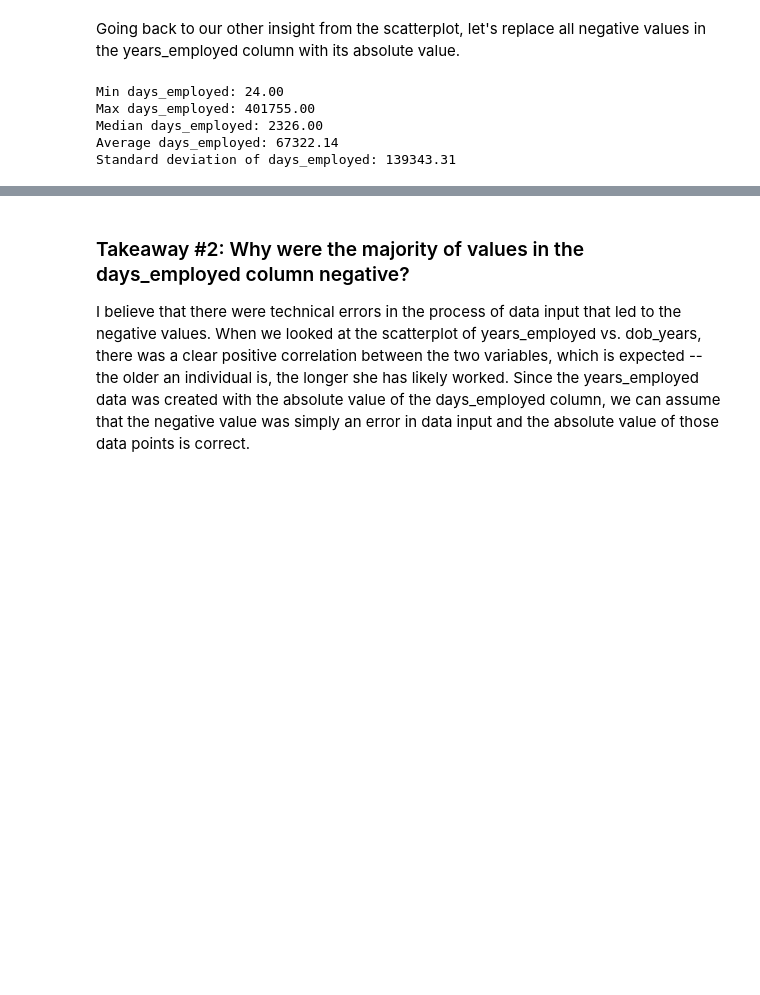
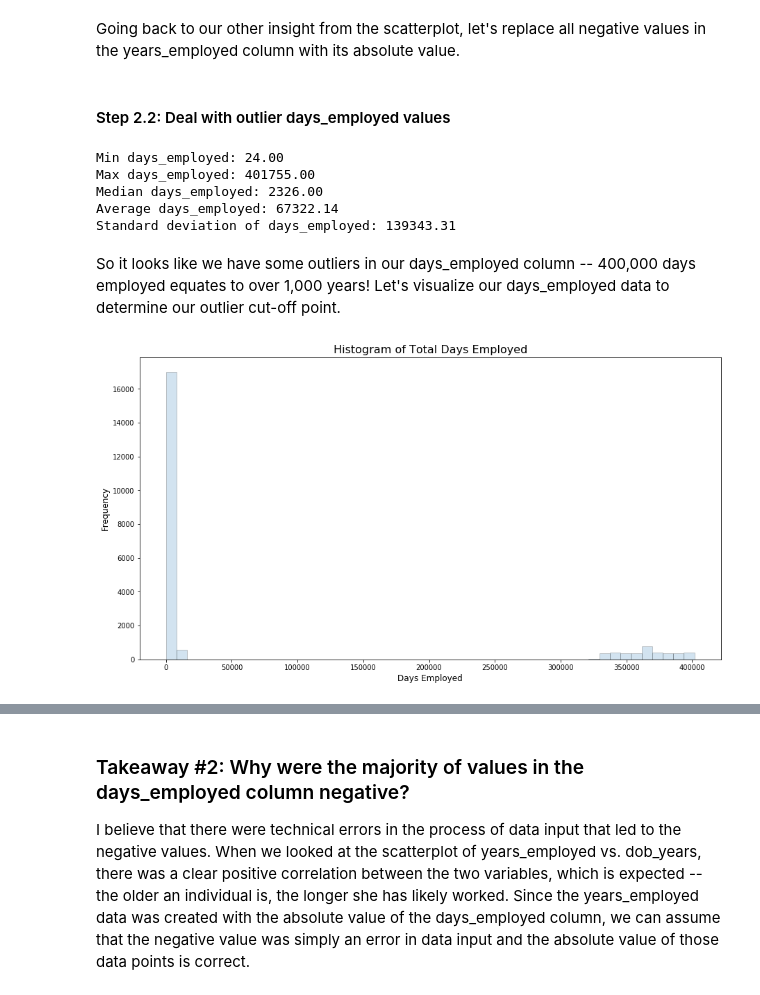
Before and after one commit to nyleashraf/credit-worthiness-EDA, a Jupyter notebook: credit_worthiness_data_exploration.ipynb, the cells around one changed output, grey strips where cells are left out. Saved outputs shown, nothing was run; the diff lists cells and outputs as text; code cells hidden in the pictures; blank space fills up the shorter version.

```diff
--- a/credit_worthiness_data_exploration.ipynb
+++ b/credit_worthiness_data_exploration.ipynb
@@ -277,6 +279,8 @@ memory usage: 2.1+ MB
 Going back to our other insight from the scatterplot, let's replace all negative values in the years_employed column with its absolute value.
 # %%
 data['days_employed'] = data['days_employed'].abs()
+# %% [markdown]
+#### Step 2.2: Deal with outlier days_employed values
 # %%
 statistical_summary('days_employed')
 # %% [output]
@@ -285,3 +289,17 @@ Max days_employed: 401755.00
 Median days_employed: 2326.00
 Average days_employed: 67322.14
 Standard deviation of days_employed: 139343.31
+# %% [markdown]
+So it looks like we have some outliers in our days_employed column -- 400,000 days employed equates to over 1,000 years! Let's visualize our days_employed data to determine our outlier cut-off point.
+# %%
+# Histogram of days employed frequency across dataset
+days_employed = data['days_employed'].to_numpy()
+hist_kws={'histtype': 'bar', 'edgecolor':'black', 'alpha': 0.2}
+fig, ax = plt.subplots(figsize=(15, 8))
+sns.distplot(days_employed, bins=50, kde=False, ax=ax, hist_kws=hist_kws)
+ax.set_title('Histogram of Total Days Employed', fontsize=16)
+ax.set_xlabel('Days Employed', fontsize=12)
+ax.set_ylabel('Frequency', fontsize=12)
+plt.show()
+# %% [output]
+[figure, added]
```
Also changed, not shown: parts of 34 cells of this notebook.
